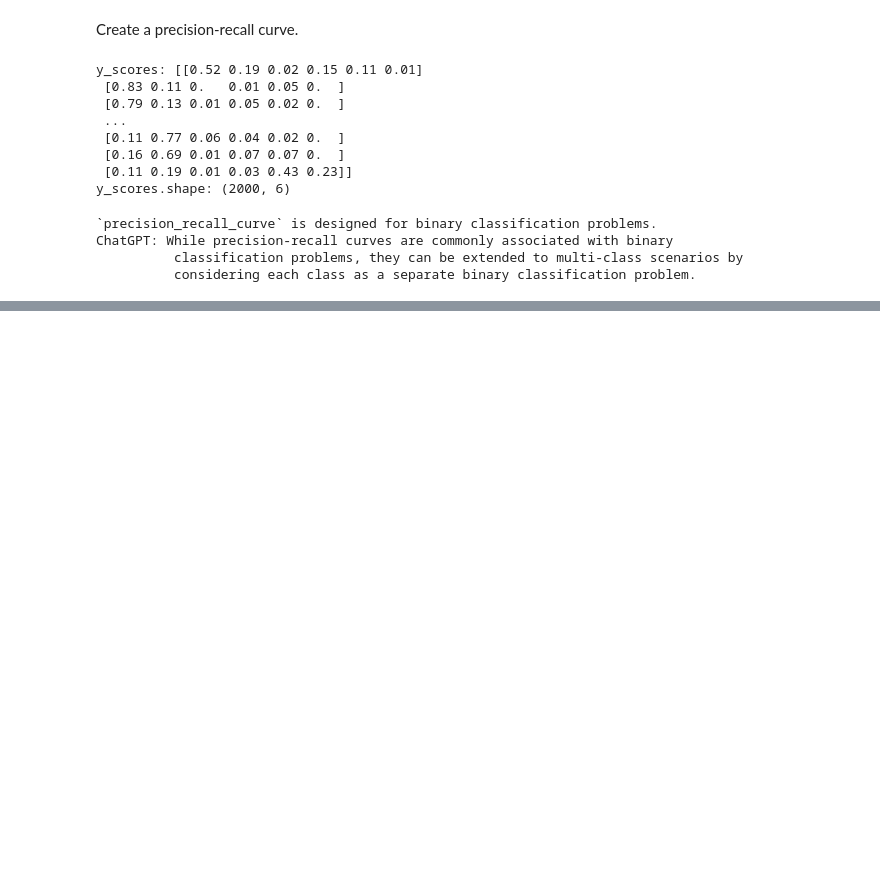
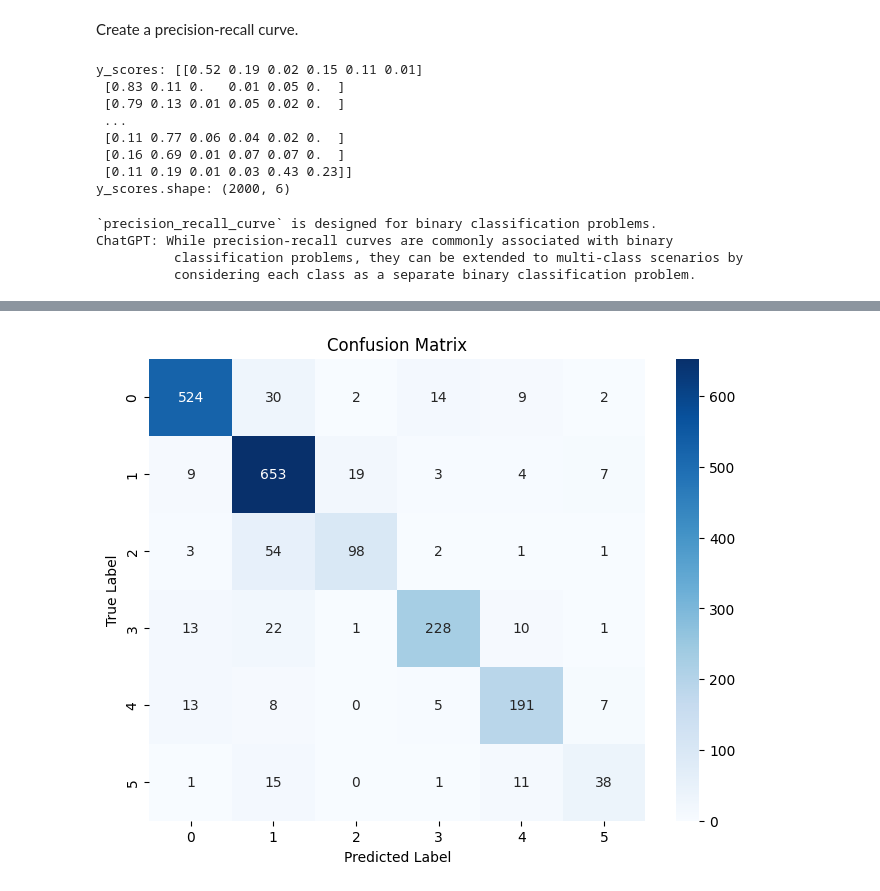
Before and after one commit to shilongjaycui/emotion-classifier, a Jupyter notebook: emotion_classifier.ipynb, the cells around one changed output, grey strips where cells are left out. Cells and saved outputs as stored; diff of their text form; code cells hidden in the pictures; blank space fills up the shorter version.

```diff
--- a/emotion_classifier.ipynb
+++ b/emotion_classifier.ipynb
@@ -94,9 +94,9 @@ print(dataset.column_names)
 X_test: List = dataset['test']['text']
 y_test: List = dataset['test']['label']
 
-predictions = model.predict(X=X_test)  # predict the actual class
-print("Accuracy:", accuracy_score(y_true=y_test, y_pred=predictions))
-print(classification_report(y_test, predictions))
+y_pred = model.predict(X=X_test)  # predict the actual class
+print("Accuracy:", accuracy_score(y_true=y_test, y_pred=y_pred))
+print(classification_report(y_test, y_pred))
 # %% [output]
 {'train': ['text', 'label'], 'validation': ['text', 'label'], 'test': ['text', 'label']}
 Accuracy: 0.866
@@ -189,0 +187,23 @@ plt.show()
+# %%
+from sklearn.metrics import confusion_matrix
+
+conf_matrix: ndarray = confusion_matrix(y_true=y_test, y_pred=y_pred)
+# %%
+import seaborn as sns
+
+# Plot the confusion matrix using seaborn heatmap
+plt.figure(figsize=(8, 6))
+sns.heatmap(conf_matrix,
+            annot=True,
+            fmt="d",
+            cmap="Blues",
+            xticklabels=model.classes_,
+            yticklabels=model.classes_,
+)
+
+plt.title("Confusion Matrix")
+plt.xlabel("Predicted Label")
+plt.ylabel("True Label")
+plt.show()
+# %% [output]
+[figure, added]
```
Also changed, not shown: parts of 2 cells of this notebook, 1 other file.
